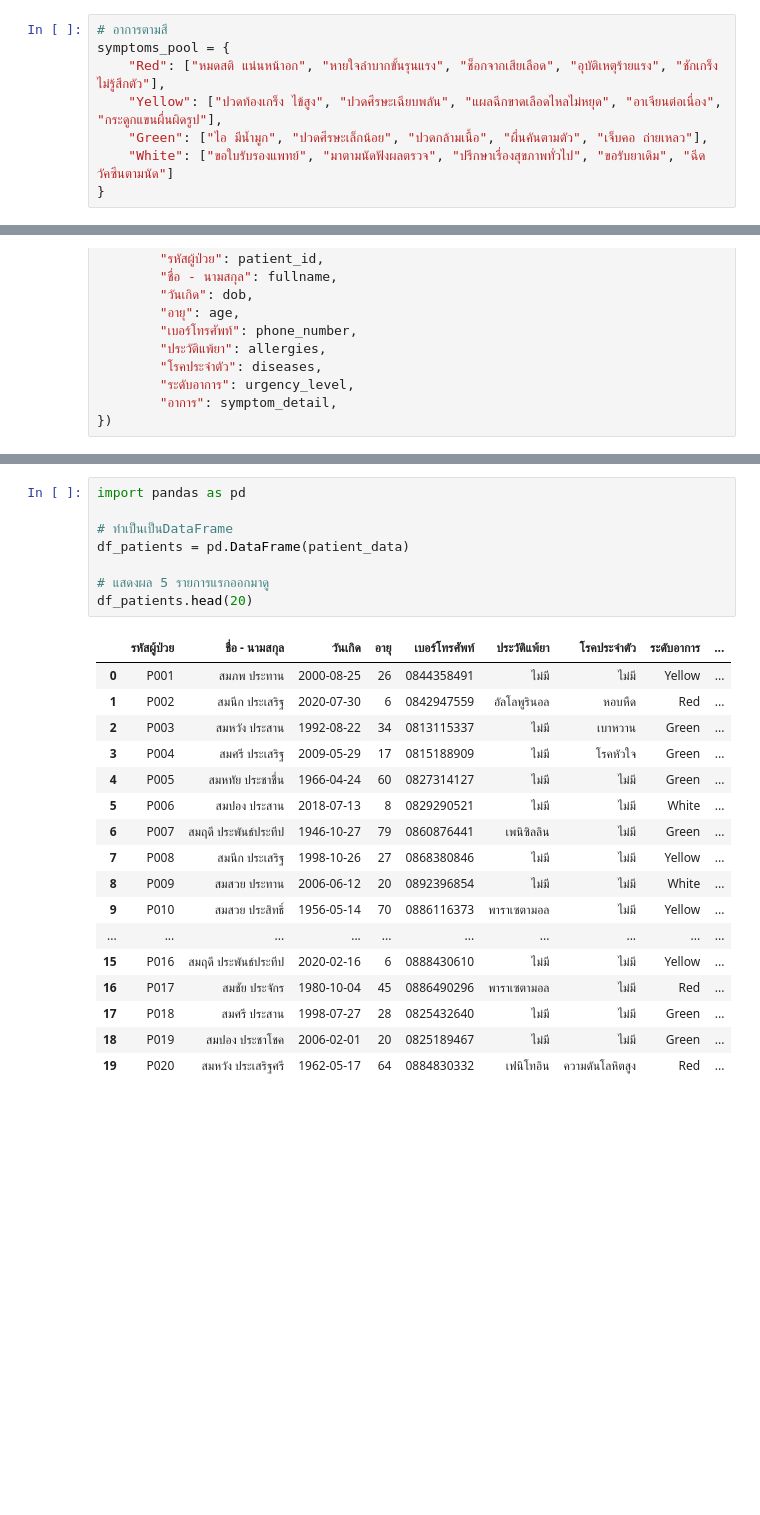
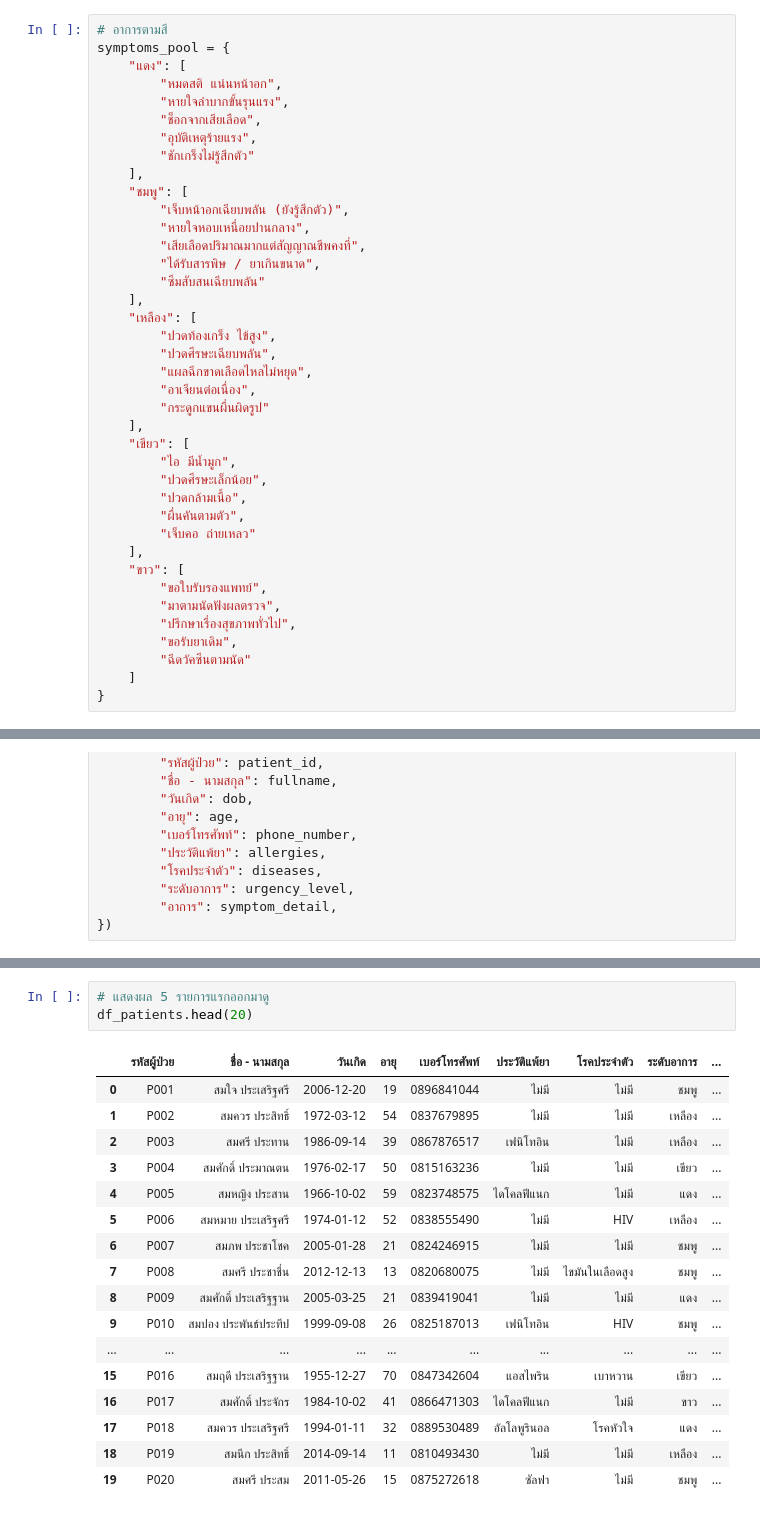
Before and after one commit to Nxpze/essencial-project1, a Jupyter notebook: patients_model.ipynb, the cells around one changed output, grey strips where cells are left out. Drawn from its saved outputs; the diff is of its cells as text; blank space fills up the shorter version.

```diff
--- a/patients_model.ipynb
+++ b/patients_model.ipynb
@@ -28,10 +30,41 @@ diseases_list = [
 # %%
 # อาการตามสี
 symptoms_pool = {
-    "Red": ["หมดสติ แน่นหน้าอก", "หายใจลำบากขั้นรุนแรง", "ช็อกจากเสียเลือด", "อุบัติเหตุร้ายแรง", "ชักเกร็งไม่รู้สึกตัว"],
-    "Yellow": ["ปวดท้องเกร็ง ไข้สูง", "ปวดศีรษะเฉียบพลัน", "แผลฉีกขาดเลือดไหลไม่หยุด", "อาเจียนต่อเนื่อง", "กระดูกแขนผื่นผิดรูป"],
-    "Green": ["ไอ มีน้ำมูก", "ปวดศีรษะเล็กน้อย", "ปวดกล้ามเนื้อ", "ผื่นคันตามตัว", "เจ็บคอ ถ่ายเหลว"],
-    "White": ["ขอใบรับรองแพทย์", "มาตามนัดฟังผลตรวจ", "ปรึกษาเรื่องสุขภาพทั่วไป", "ขอรับยาเดิม", "ฉีดวัคซีนตามนัด"]
+    "แดง": [
+        "หมดสติ แน่นหน้าอก",
+        "หายใจลำบากขั้นรุนแรง",
+        "ช็อกจากเสียเลือด",
+        "อุบัติเหตุร้ายแรง",
+        "ชักเกร็งไม่รู้สึกตัว"
+    ],
+    "ชมพู": [
+        "เจ็บหน้าอกเฉียบพลัน (ยังรู้สึกตัว)",
+        "หายใจหอบเหนื่อยปานกลาง",
+        "เสียเลือดปริมาณมากแต่สัญญาณชีพคงที่",
+        "ได้รับสารพิษ / ยาเกินขนาด",
+        "ซึมสับสนเฉียบพลัน"
+    ],
+    "เหลือง": [
+        "ปวดท้องเกร็ง ไข้สูง",
+        "ปวดศีรษะเฉียบพลัน",
+        "แผลฉีกขาดเลือดไหลไม่หยุด",
+        "อาเจียนต่อเนื่อง",
+        "กระดูกแขนผื่นผิดรูป"
+    ],
+    "เขียว": [
+        "ไอ มีน้ำมูก",
+        "ปวดศีรษะเล็กน้อย",
+        "ปวดกล้ามเนื้อ",
+        "ผื่นคันตามตัว",
+        "เจ็บคอ ถ่ายเหลว"
+    ],
+    "ขาว": [
+        "ขอใบรับรองแพทย์",
+        "มาตามนัดฟังผลตรวจ",
+        "ปรึกษาเรื่องสุขภาพทั่วไป",
+        "ขอรับยาเดิม",
+        "ฉีดวัคซีนตามนัด"
+    ]
 }
 # %%
 import random
@@ -87,28 +120,23 @@ files.download("patients_300.csv")
 [interactive output not drawn]
 [interactive output not drawn]
 # %%
-import pandas as pd
-
-# ทำเป็นเป็นDataFrame
-df_patients = pd.DataFrame(patient_data)
-
 # แสดงผล 5 รายการแรกออกมาดู
 df_patients.head(20)
 # %% [output]
 |  | รหัสผู้ป่วย | ชื่อ - นามสกุล | วันเกิด | อายุ | เบอร์โทรศัพท์ | ประวัติแพ้ยา | โรคประจำตัว | ระดับอาการ | ... |
-| 0 | P001 | สมภพ ประทาน | 2000-08-25 | 26 | 0844358491 | ไม่มี | ไม่มี | Yellow | ... |
-| 1 | P002 | สมนึก ประเสริฐ | 2020-07-30 | 6 | 0842947559 | อัลโลพูรินอล | หอบหืด | Red | ... |
-| 2 | P003 | สมหวัง ประสาน | 1992-08-22 | 34 | 0813115337 | ไม่มี | เบาหวาน | Green | ... |
-| 3 | P004 | สมศรี ประเสริฐ | 2009-05-29 | 17 | 0815188909 | ไม่มี | โรคหัวใจ | Green | ... |
-| 4 | P005 | สมหทัย ประชาชื่น | 1966-04-24 | 60 | 0827314127 | ไม่มี | ไม่มี | Green | ... |
-| 5 | P006 | สมปอง ประสาน | 2018-07-13 | 8 | 0829290521 | ไม่มี | ไม่มี | White | ... |
-| 6 | P007 | สมฤดี ประพันธ์ประทีป | 1946-10-27 | 79 | 0860876441 | เพนิซิลลิน | ไม่มี | Green | ... |
-| 7 | P008 | สมนึก ประเสริฐ | 1998-10-26 | 27 | 0868380846 | ไม่มี | ไม่มี | Yellow | ... |
-| 8 | P009 | สมสวย ประทาน | 2006-06-12 | 20 | 0892396854 | ไม่มี | ไม่มี | White | ... |
-| 9 | P010 | สมสวย ประสิทธิ์ | 1956-05-14 | 70 | 0886116373 | พาราเซตามอล | ไม่มี | Yellow | ... |
+| 0 | P001 | สมใจ ประเสริฐศรี | 2006-12-20 | 19 | 0896841044 | ไม่มี | ไม่มี | ชมพู | ... |
+| 1 | P002 | สมควร ประสิทธิ์ | 1972-03-12 | 54 | 0837679895 | ไม่มี | ไม่มี | เหลือง | ... |
+| 2 | P003 | สมศรี ประทาน | 1986-09-14 | 39 | 0867876517 | เฟนิโทอิน | ไม่มี | เหลือง | ... |
+| 3 | P004 | สมศักดิ์ ประมาณตน | 1976-02-17 | 50 | 0815163236 | ไม่มี | ไม่มี | เขียว | ... |
+| 4 | P005 | สมหญิง ประสาน | 1966-10-02 | 59 | 0823748575 | ไดโคลฟีแนก | ไม่มี | แดง | ... |
+| 5 | P006 | สมหมาย ประเสริฐศรี | 1974-01-12 | 52 | 0838555490 | ไม่มี | HIV | เหลือง | ... |
+| 6 | P007 | สมภพ ประชาโชค | 2005-01-28 | 21 | 0824246915 | ไม่มี | ไม่มี | ชมพู | ... |
+| 7 | P008 | สมศรี ประชาชื่น | 2012-12-13 | 13 | 0820680075 | ไม่มี | ไขมันในเลือดสูง | ชมพู | ... |
+| 8 | P009 | สมศักดิ์ ประเสริฐฐาน | 2005-03-25 | 21 | 0839419041 | ไม่มี | ไม่มี | แดง | ... |
+| 9 | P010 | สมปอง ประพันธ์ประทีป | 1999-09-08 | 26 | 0825187013 | เฟนิโทอิน | HIV | ชมพู | ... |
 | ... | ... | ... | ... | ... | ... | ... | ... | ... | ... |
-| 15 | P016 | สมฤดี ประพันธ์ประทีป | 2020-02-16 | 6 | 0888430610 | ไม่มี | ไม่มี | Yellow | ... |
-| 16 | P017 | สมชัย ประจักร | 1980-10-04 | 45 | 0886490296 | พาราเซตามอล | ไม่มี | Red | ... |
-| 17 | P018 | สมศรี ประสาน | 1998-07-27 | 28 | 0825432640 | ไม่มี | ไม่มี | Green | ... |
-| 18 | P019 | สมปอง ประชาโชค | 2006-02-01 | 20 | 0825189467 | ไม่มี | ไม่มี | Green | ... |
-| 19 | P020 | สมหวัง ประเสริฐศรี | 1962-05-17 | 64 | 0884830332 | เฟนิโทอิน | ความดันโลหิตสูง | Red | ... |
+| 15 | P016 | สมฤดี ประเสริฐฐาน | 1955-12-27 | 70 | 0847342604 | แอสไพริน | เบาหวาน | เขียว | ... |
+| 16 | P017 | สมศักดิ์ ประจักร | 1984-10-02 | 41 | 0866471303 | ไดโคลฟีแนก | ไม่มี | ขาว | ... |
+| 17 | P018 | สมควร ประเสริฐศรี | 1994-01-11 | 32 | 0889530489 | อัลโลพูรินอล | โรคหัวใจ | แดง | ... |
+| 18 | P019 | สมนึก ประสิทธิ์ | 2014-09-14 | 11 | 0810493430 | ไม่มี | ไม่มี | เหลือง | ... |
+| 19 | P020 | สมศรี ประสม | 2011-05-26 | 15 | 0875272618 | ซัลฟา | ไม่มี | ชมพู | ... |
```
Also changed, not shown: parts of 13 cells of this notebook.
